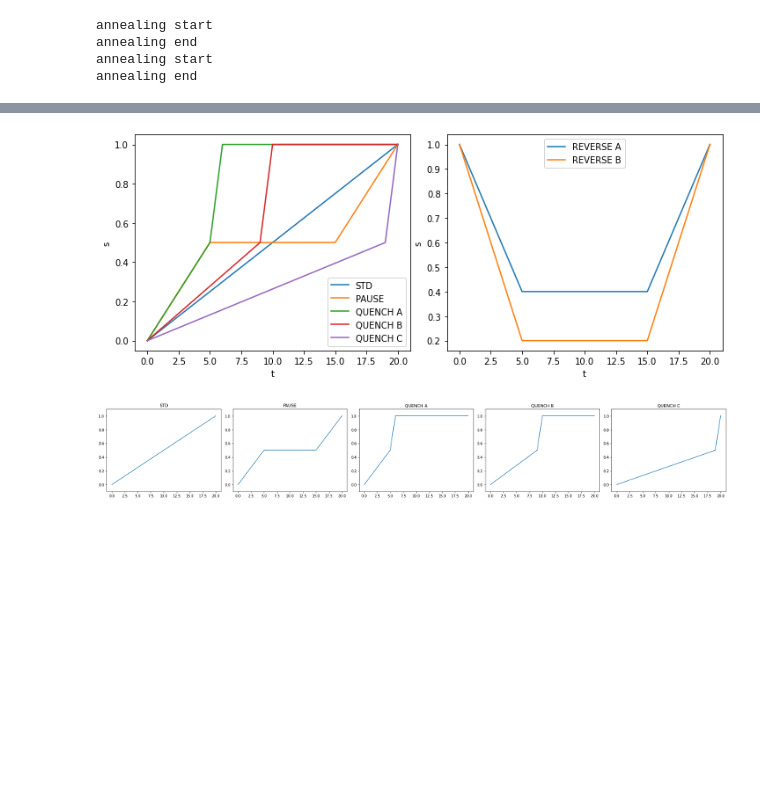
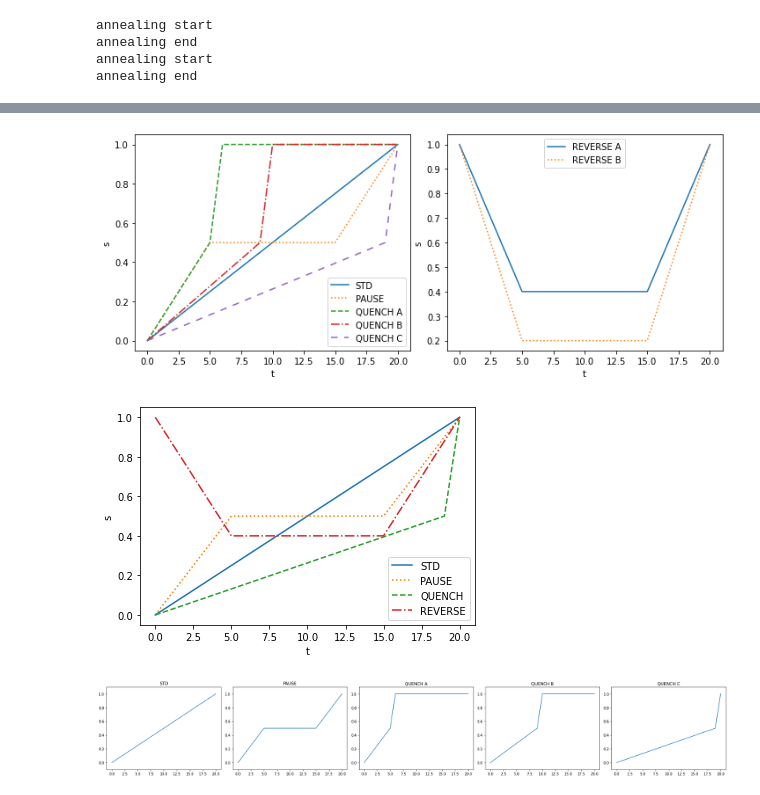
Before and after one commit to Romira915/combinatorial_optimization_solver, a Jupyter notebook: py_src/d-wave.ipynb, the cells around one changed output, grey strips where cells are left out. Cells and saved outputs as stored; diff of their text form; code cells hidden in the pictures; blank space fills up the shorter version.

Commit message:
fix: reverse state false

```diff
--- a/py_src/d-wave.ipynb
+++ b/py_src/d-wave.ipynb
@@ -350,27 +368,45 @@ max    1739.000000   902.000000 -8.129954e+07   982.000000
 # %%
 t = [(0, 20), (0, 5, 15, 20), (0, 5, 6, 20), (0, 9, 10, 20), (0, 19, 20)]
 s = [(0, 1), (0, 0.5, 0.5, 1), (0, 0.5, 1, 1), (0, 0.5, 1, 1), (0, 0.5, 1)]
 t2 = [(0, 5, 15, 20), (0, 5, 15, 20)]
 s2 = [(1.0, 0.4, 0.4, 1.0), (1, 0.2, 0.2, 1.0)]
 t_set = [t, t2]
 s_set = [s, s2]
 label = [["STD", "PAUSE", "QUENCH A", "QUENCH B",
           "QUENCH C"], ["REVERSE A", "REVERSE B"]]
+linestyle = ["solid", "dotted", "dashed",
+             "dashdot",  (0, (5, 5)), (0, (3, 1, 1, 1))]
 
 fig, ax = plt.subplots(1, 2)
 fig.set_figwidth(10)
 fig.tight_layout()
 
 for i in range(2):
     for j in range(len(t_set[i])):
-        ax[i].plot(t_set[i][j], s_set[i][j], label=label[i][j])
+        ax[i].plot(t_set[i][j], s_set[i][j], label=label[i]
+                   [j], linestyle=linestyle[j])
 
         ax[i].set_xlabel("t")
         ax[i].set_ylabel("s")
         ax[i].legend(loc=0)
 plt.savefig("fixed-anneal_schedule.jpg")
+
+
+t = [(0, 20), (0, 5, 15, 20), (0, 19, 20), (0, 5, 15, 20)]
+s = [(0, 1), (0, 0.5, 0.5, 1),  (0, 0.5, 1), (1.0, 0.4, 0.4, 1.0)]
+label = ["STD", "PAUSE", "QUENCH", "REVERSE"]
+fig, ax = plt.subplots()
+
+for i in range(len(t)):
+    ax.plot(t[i], s[i], label=label[i], linestyle=linestyle[i])
+    ax.set_xlabel("t")
+    ax.set_ylabel("s")
+    ax.legend(loc=0)
+
+plt.savefig("fixed-example_schedules.jpg")
 # %% [output]
-[figure, old version]
+[figure, new version]
+[figure, added]
 # %%
 t = [(0, 20), (0, 5, 15, 20), (0, 5, 6, 20), (0, 9, 10, 20), (0, 19, 20)]
 s = [(0, 1), (0, 0.5, 0.5, 1), (0, 0.5, 1, 1), (0, 0.5, 1, 1), (0, 0.5, 1)]
```
Also changed, not shown: parts of 7 cells of this notebook.
